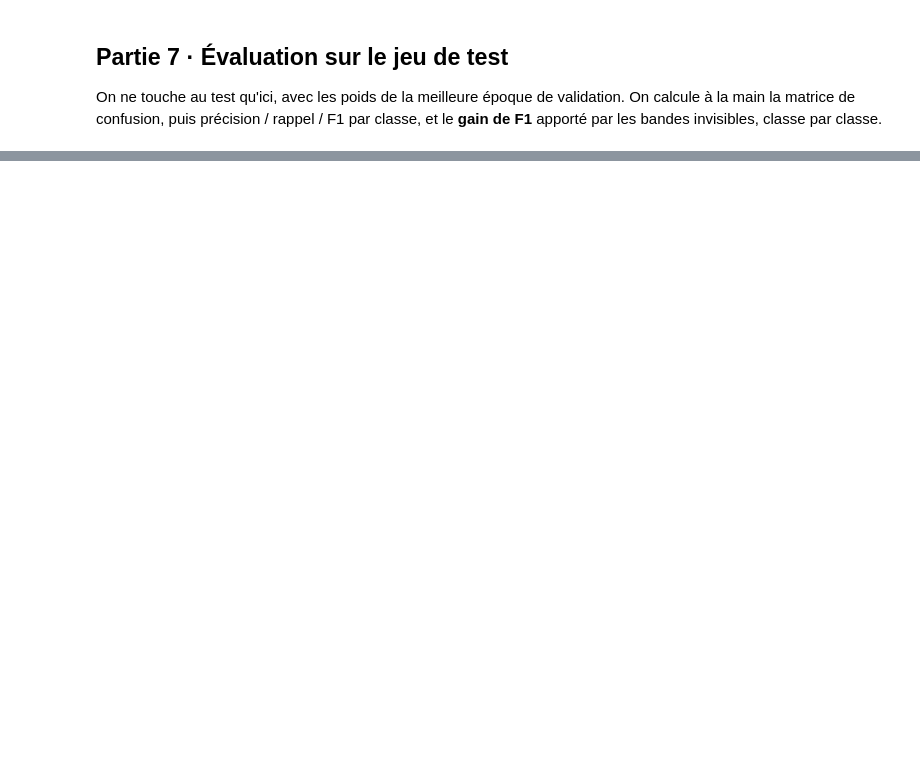
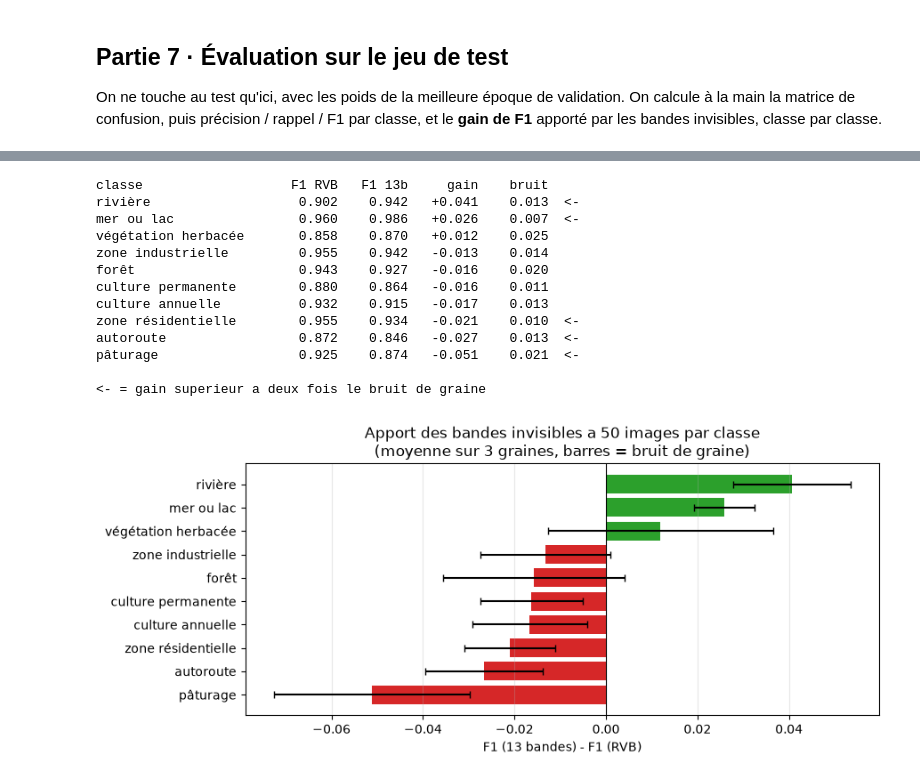
Before and after one commit to odowin/DL201-NN, a Jupyter notebook: part-3.ipynb, the cells around one changed output, grey strips where cells are left out. Drawn from its saved outputs; the diff is of its cells as text; code cells hidden in the pictures; blank space fills up the shorter version.

```diff
--- a/part-3.ipynb
+++ b/part-3.ipynb
@@ -403,10 +435,11 @@ def evaluer(modele, loader, perte_fn=nn.CrossEntropyLoss()):
     return somme / total, bons / total, np.concatenate(preds), np.concatenate(vrais)
 
 
-def entrainer(nom, bandes, epoques=EPOQUES, lr=3e-4, batch=64, graine=GRAINE):
+def entrainer(nom, bandes, epoques=EPOQUES, lr=3e-4, batch=64, graine=GRAINE,
+              jeux=None, stats=None, bavard=True):
     torch.manual_seed(graine)
     np.random.seed(graine)
-    dl_tr, dl_va, dl_te = charger_loaders(bandes, batch)
+    dl_tr, dl_va, dl_te = charger_loaders(bandes, batch, jeux, stats)
     modele = construire_modele(bandes).to(DEVICE)
     optim = torch.optim.AdamW(modele.parameters(), lr=lr, weight_decay=1e-4)
     sched = torch.optim.lr_scheduler.CosineAnnealingLR(optim, T_max=epoques)
@@ -414,7 +447,9 @@ def entrainer(nom, bandes, epoques=EPOQUES, lr=3e-4, batch=64, graine=GRAINE):
 
     histo = {"perte_tr": [], "acc_tr": [], "perte_va": [], "acc_va": []}
     meilleur, meilleurs_poids = -1.0, None
-    print(f"--- {nom} : {len(list(bandes))} canaux, {epoques} epoques ---")
+    if bavard:
+        print(f"--- {nom} : {len(list(bandes))} canaux, {epoques} epoques,"
+              f" {len(dl_tr.dataset)} images d'entrainement ---")
     for e in range(1, epoques + 1):
         t0 = time.time()
         pl, pa = une_epoque(modele, dl_tr, optim, perte_fn)
@@ -427,10 +462,11 @@ def entrainer(nom, bandes, epoques=EPOQUES, lr=3e-4, batch=64, graine=GRAINE):
             meilleur = va
             meilleurs_poids = copy.deepcopy(modele.state_dict())
             marque = "  <- meilleure"
-        print(f"epoque {e:2d}/{epoques}  train perte {pl:.3f} acc {pa:.3f}"
-              f" | val perte {vl:.3f} acc {va:.3f}  ({time.time()-t0:.0f}s){marque}")
+        if bavard:
+            print(f"epoque {e:2d}/{epoques}  train perte {pl:.3f} acc {pa:.3f}"
+                  f" | val perte {vl:.3f} acc {va:.3f}  ({time.time()-t0:.0f}s){marque}")
     modele.load_state_dict(meilleurs_poids)
-    print(f"meilleure accuracy de validation : {meilleur:.3f}\n")
+    print(f"[{nom}] meilleure accuracy de validation : {meilleur:.3f}\n")
     return {"nom": nom, "bandes": list(bandes), "modele": modele,
             "histo": histo, "val": meilleur, "loader_test": dl_te}
 # %% [markdown]
@@ -561,0 +726,41 @@ for d, i, j in plats[-3:]:
+# %%
+# Gain de F1 par classe en regime faible donnees, moyenne sur les graines
+f1_rvb = np.stack([d["f1"] for d in petit["RVB"]])          # (graines, classes)
+f1_13 = np.stack([d["f1"] for d in petit["13 bandes"]])
+gain_petit = f1_13.mean(0) - f1_rvb.mean(0)
+bruit_classe = np.sqrt(f1_rvb.std(0) ** 2 + f1_13.std(0) ** 2)
+
+ordre_p = np.argsort(-gain_petit)
+print(f"{'classe':<22}{'F1 RVB':>9}{'F1 13b':>9}{'gain':>9}{'bruit':>9}")
+for c in ordre_p:
+    marque = "  <-" if abs(gain_petit[c]) > 2 * bruit_classe[c] else ""
+    print(f"{CLASSES[c]:<22}{f1_rvb.mean(0)[c]:>9.3f}{f1_13.mean(0)[c]:>9.3f}"
+          f"{gain_petit[c]:>+9.3f}{bruit_classe[c]:>9.3f}{marque}")
+print("\n<- = gain superieur a deux fois le bruit de graine")
+
+fig, ax = plt.subplots(figsize=(9, 4))
+y_pos = np.arange(len(CLASSES))
+ax.barh(y_pos, gain_petit[ordre_p], xerr=bruit_classe[ordre_p], capsize=3,
+        color=["tab:green" if g > 0 else "tab:red" for g in gain_petit[ordre_p]])
+ax.set_yticks(y_pos); ax.set_yticklabels([CLASSES[c] for c in ordre_p])
+ax.axvline(0, color="k", lw=.8)
+ax.set_xlabel("F1 (13 bandes) - F1 (RVB)")
+ax.set_title(f"Apport des bandes invisibles a {N_PETIT} images par classe\n"
+             f"(moyenne sur {len(GRAINES)} graines, barres = bruit de graine)")
+ax.invert_yaxis(); ax.grid(axis="x", alpha=.3)
+plt.tight_layout(); plt.show()
+# %% [output]
+classe                   F1 RVB   F1 13b     gain    bruit
+rivière                   0.902    0.942   +0.041    0.013  <-
+mer ou lac                0.960    0.986   +0.026    0.007  <-
+végétation herbacée       0.858    0.870   +0.012    0.025
+zone industrielle         0.955    0.942   -0.013    0.014
+forêt                     0.943    0.927   -0.016    0.020
+culture permanente        0.880    0.864   -0.016    0.011
+culture annuelle          0.932    0.915   -0.017    0.013
+zone résidentielle        0.955    0.934   -0.021    0.010  <-
+autoroute                 0.872    0.846   -0.027    0.013  <-
+pâturage                  0.925    0.874   -0.051    0.021  <-
+
+<- = gain superieur a deux fois le bruit de graine
+[figure, added]
```
Also changed, not shown: parts of 17 cells of this notebook.
